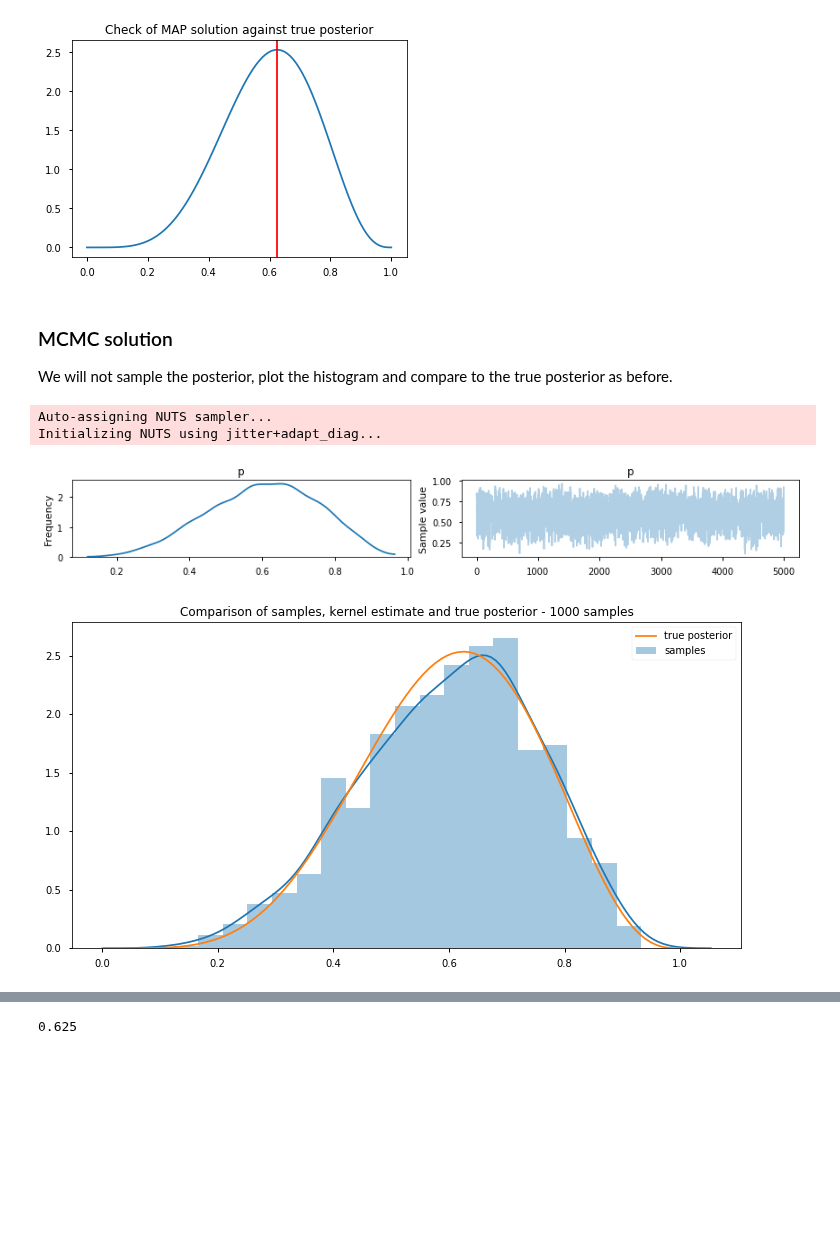
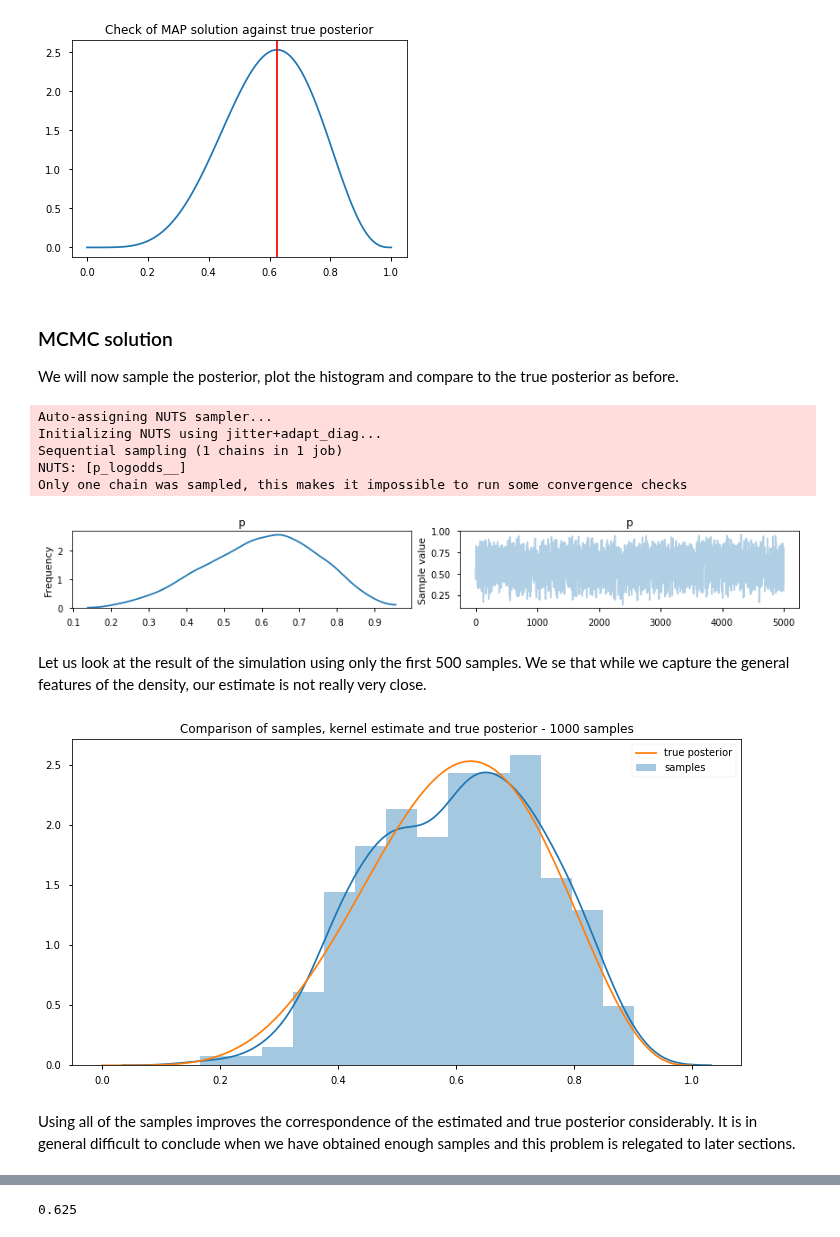
Before and after one commit to fonnesbeck/PyMC3_DataScienceLA, a Jupyter notebook: notebooks/1c. Analytical solution: Beta Binomial model.ipynb, the cells around one changed output, grey strips where cells are left out. Saved outputs shown, nothing was run; the diff lists cells and outputs as text; code cells hidden in the pictures; blank space fills up the shorter version.

```diff
--- a/notebooks/1c. Analytical solution: Beta Binomial model.ipynb
+++ b/notebooks/1c. Analytical solution: Beta Binomial model.ipynb
@@ -135,27 +131,34 @@ plt.show()
 [figure]
 # %% [markdown]
 ### MCMC solution
-We will not sample the posterior, plot the histogram and compare to the true posterior as before.
+We will now sample the posterior, plot the histogram and compare to the true posterior as before.
 # %%
 with bb_model:
     # draw posterior samples
-    trace = pm.sample(draws=5000, discard_tuned_samples=1000)
+    trace = pm.sample(draws=5000, tune=1000, chains=1)
 # %% [output]
 Auto-assigning NUTS sampler...
 Initializing NUTS using jitter+adapt_diag...
+Sequential sampling (1 chains in 1 job)
+NUTS: [p_logodds__]
+Only one chain was sampled, this makes it impossible to run some convergence checks
 # %%
-pm.traceplot(trace);
+_ = pm.traceplot(trace)
 # %% [output]
-[figure, old version]
+[figure, new version]
+# %% [markdown]
+Let us look at the result of the simulation using only the first 500 samples.  We se that while we capture the general features of the density, our estimate is not really very close.
 # %%
 plt.figure(figsize=(12,6))
-sns.distplot(trace['p'][:1000])
+sns.distplot(trace['p'][:500])
 plt.plot(z, posterior_pdf(z, sum(data), len(data)))
 plt.legend(['true posterior', 'samples'])
 plt.title('Comparison of samples, kernel estimate and true posterior - 1000 samples')
 plt.show()
 # %% [output]
-[figure, old version]
+[figure, new version]
+# %% [markdown]
+Using all of the samples improves the correspondence of the estimated and true posterior considerably.  It is in general difficult to conclude when we have obtained enough samples and this problem is relegated to later sections.
 # %%
 plt.figure(figsize=(12,6))
 sns.distplot(trace['p'])
```
Also changed, not shown: parts of 15 cells of this notebook, 4 other files.
